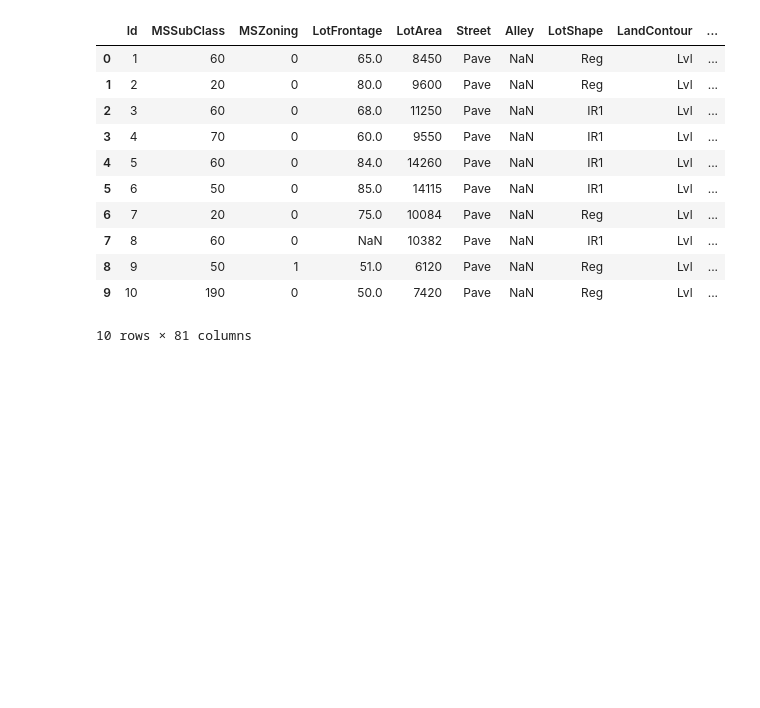
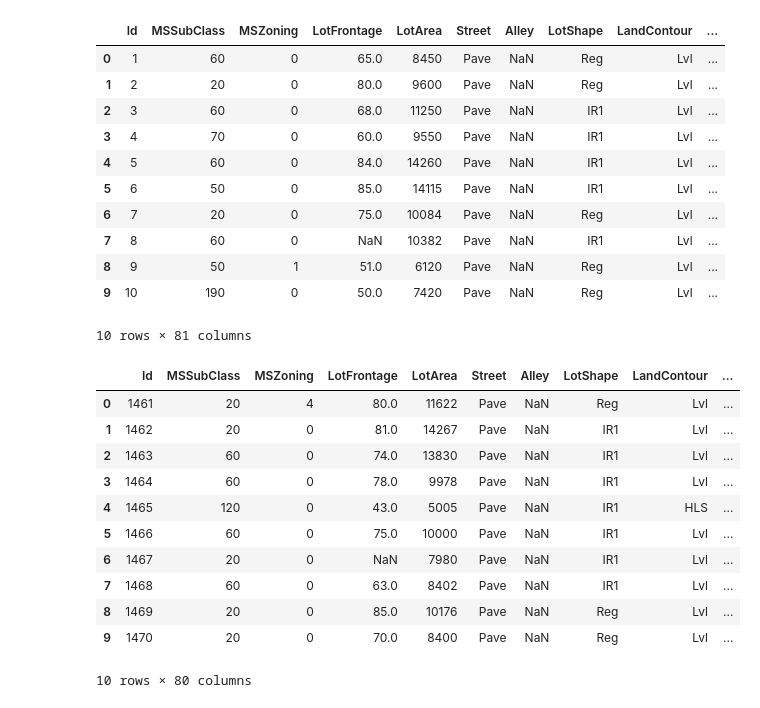
Before and after one commit to imgoodman/kaggle-ml, a Jupyter notebook: house-price/house-price.ipynb, the cells around one changed output. Saved outputs shown, nothing was run; the diff lists cells and outputs as text; code cells hidden in the pictures; blank space fills up the shorter version.

```diff
--- a/house-price/house-price.ipynb
+++ b/house-price/house-price.ipynb
@@ -332,3 +333,20 @@ train_df.head(10)
 | 8 | 9 | 50 | 1 | 51.0 | 6120 | Pave | NaN | Reg | Lvl | ... |
 | 9 | 10 | 190 | 0 | 50.0 | 7420 | Pave | NaN | Reg | Lvl | ... |
 10 rows × 81 columns
+# %%
+test_df["MSZoning"]=test_df["MSZoning"].fillna("RL")
+test_df["MSZoning"]=test_df["MSZoning"].map({"RL":0, "RM":1, "FV":2, "C (all)":3, "RH":4}).astype(int)
+test_df.head(10)
+# %% [output]
+|  | Id | MSSubClass | MSZoning | LotFrontage | LotArea | Street | Alley | LotShape | LandContour | ... |
+| 0 | 1461 | 20 | 4 | 80.0 | 11622 | Pave | NaN | Reg | Lvl | ... |
+| 1 | 1462 | 20 | 0 | 81.0 | 14267 | Pave | NaN | IR1 | Lvl | ... |
+| 2 | 1463 | 60 | 0 | 74.0 | 13830 | Pave | NaN | IR1 | Lvl | ... |
+| 3 | 1464 | 60 | 0 | 78.0 | 9978 | Pave | NaN | IR1 | Lvl | ... |
+| 4 | 1465 | 120 | 0 | 43.0 | 5005 | Pave | NaN | IR1 | HLS | ... |
+| 5 | 1466 | 60 | 0 | 75.0 | 10000 | Pave | NaN | IR1 | Lvl | ... |
+| 6 | 1467 | 20 | 0 | NaN | 7980 | Pave | NaN | IR1 | Lvl | ... |
+| 7 | 1468 | 60 | 0 | 63.0 | 8402 | Pave | NaN | IR1 | Lvl | ... |
+| 8 | 1469 | 20 | 0 | 85.0 | 10176 | Pave | NaN | Reg | Lvl | ... |
+| 9 | 1470 | 20 | 0 | 70.0 | 8400 | Pave | NaN | Reg | Lvl | ... |
+10 rows × 80 columns
```
Also changed, not shown: parts of 12 cells of this notebook.
